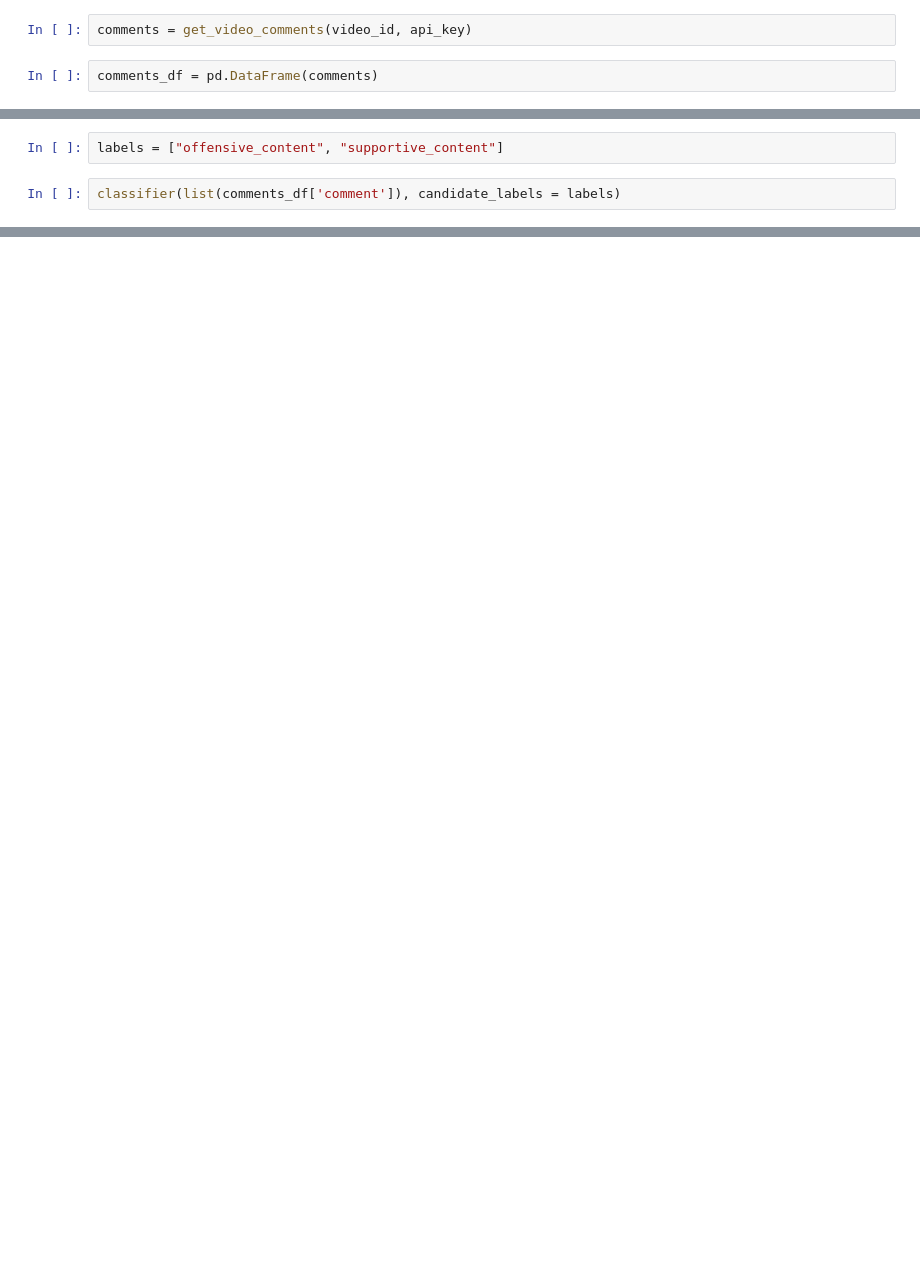
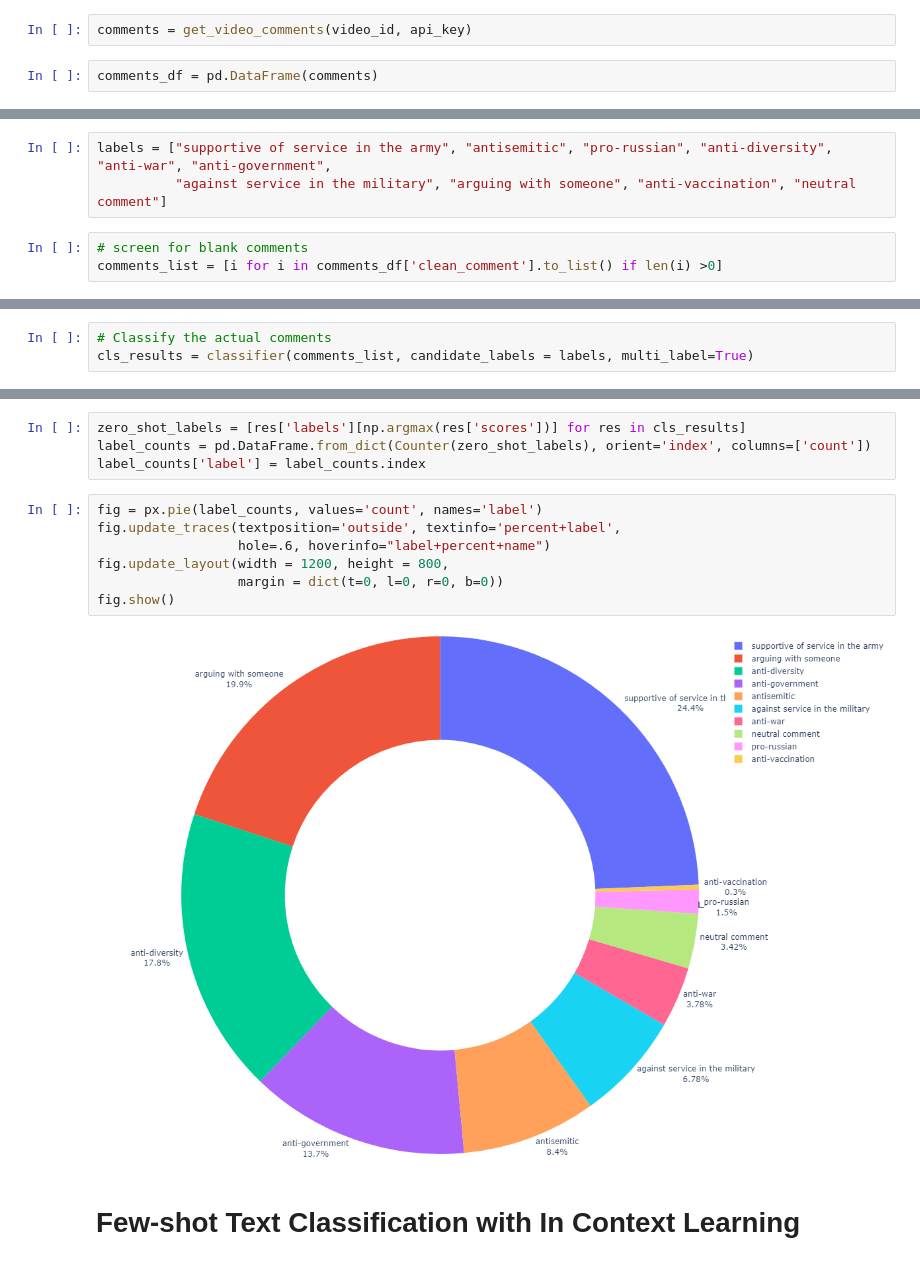
Before and after one commit to ijcruic/rapid-ml-prototyping, a Jupyter notebook: Text/Using LLMs.ipynb, the cells around one changed output, grey strips where cells are left out. Drawn from its saved outputs; the diff is of its cells as text; blank space fills up the shorter version.

```diff
--- a/Text/Using LLMs.ipynb
+++ b/Text/Using LLMs.ipynb
@@ -130,4 +286,6 @@ classifier = pipeline(model="facebook/bart-large-mnli", task="zero-shot-classifi
 # %%
-labels = ["offensive_content", "supportive_content"]
+labels = ["supportive of service in the army", "antisemitic", "pro-russian", "anti-diversity", "anti-war", "anti-government",
+          "against service in the military", "arguing with someone", "anti-vaccination", "neutral comment"]
 # %%
-classifier(list(comments_df['comment']), candidate_labels = labels)
+# screen for blank comments
+comments_list = [i for i in comments_df['clean_comment'].to_list() if len(i) >0]
@@ -146,0 +292,3 @@ KeyboardInterrupt
+# %%
+# Classify the actual comments
+cls_results = classifier(comments_list, candidate_labels = labels, multi_label=True)
@@ -146,0 +322,15 @@ KeyboardInterrupt
+# %%
+zero_shot_labels = [res['labels'][np.argmax(res['scores'])] for res in cls_results]
+label_counts = pd.DataFrame.from_dict(Counter(zero_shot_labels), orient='index', columns=['count'])
+label_counts['label'] = label_counts.index
+# %%
+fig = px.pie(label_counts, values='count', names='label')
+fig.update_traces(textposition='outside', textinfo='percent+label',
+                  hole=.6, hoverinfo="label+percent+name")
+fig.update_layout(width = 1200, height = 800,
+                  margin = dict(t=0, l=0, r=0, b=0))
+fig.show()
+# %% [output]
+[figure, added]
+# %% [markdown]
+# Few-shot Text Classification with In Context Learning
```
Also changed, not shown: parts of 43 cells of this notebook, 1 other file.
